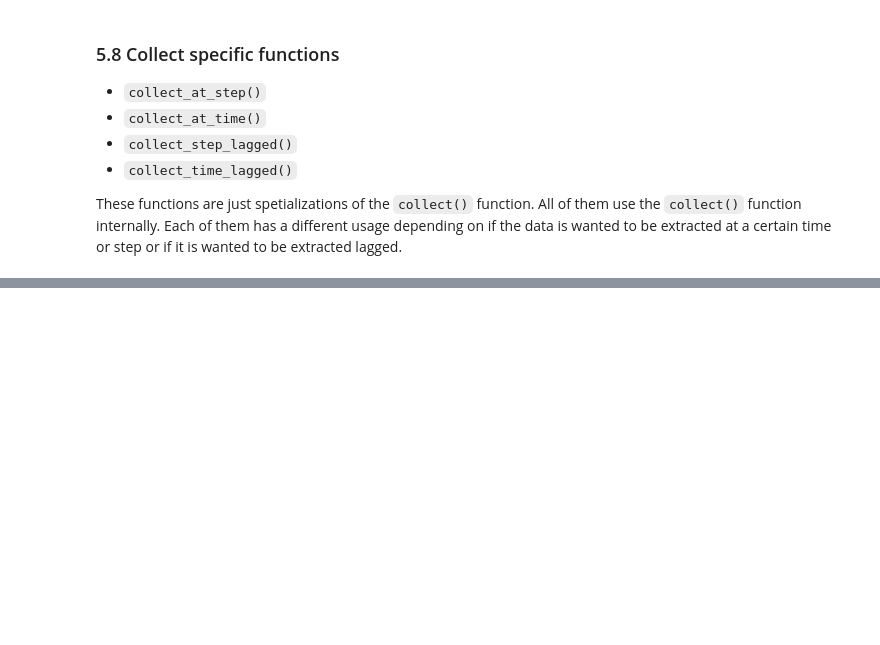
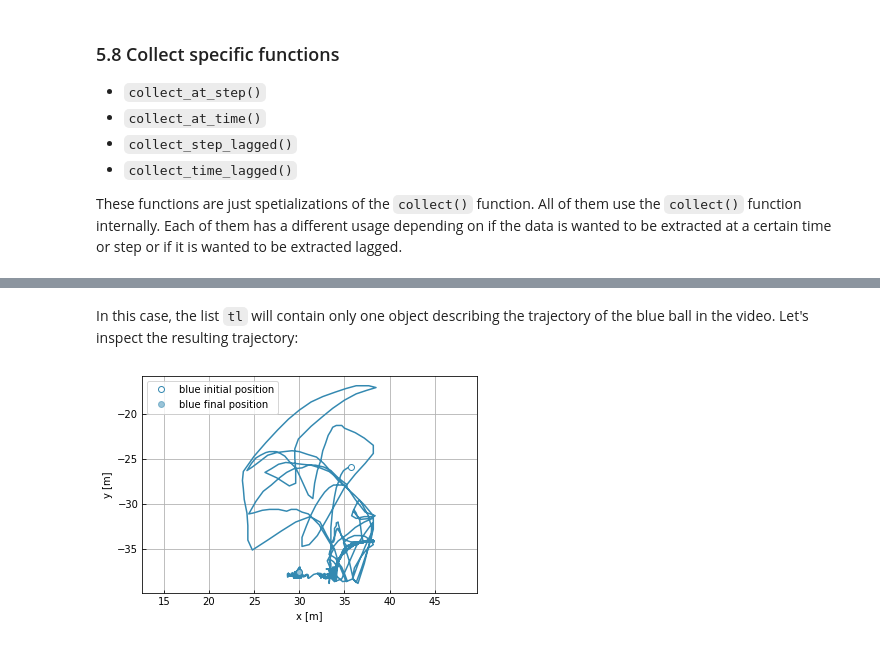
Before and after one commit to yupidevs/yupi_examples, a Jupyter notebook: intro_000.ipynb, the cells around one changed output, grey strips where cells are left out. Cells and saved outputs as stored; diff of their text form; code cells hidden in the pictures; blank space fills up the shorter version.

Commit message:
Add trackin intro to general example

```diff
--- a/intro_000.ipynb
+++ b/intro_000.ipynb
@@ -726,0 +738,3 @@ And we want to track the position of the blue ball during its whole trajectory.
+# %%
+from yupi.tracking import ROI
+roi = ROI((100, 100))
@@ -726,0 +743,3 @@ And we want to track the position of the blue ball during its whole trajectory.
+# %%
+from yupi.tracking import ObjectTracker
+blue_ball = ObjectTracker('blue', algorithm, roi)
@@ -726,0 +748,3 @@ And we want to track the position of the blue ball during its whole trajectory.
+# %%
+from yupi.tracking import TrackingScenario
+scenario = TrackingScenario([blue_ball])
@@ -726,0 +753,2 @@ And we want to track the position of the blue ball during its whole trajectory.
+# %%
+retval, tl = scenario.track('resources/videos/demo.avi', pix_per_m=10)
@@ -726,0 +763,7 @@ And we want to track the position of the blue ball during its whole trajectory.
+# %% [markdown]
+In this case, the list `tl` will contain only one object describing the trajectory of the blue ball in the video. Let's inspect the resulting trajectory:
+# %%
+from yupi.graphics import plot_2D
+plot_2D(tl)
+# %% [output]
+[figure, added]
```
Also changed, not shown: parts of 9 cells of this notebook.
